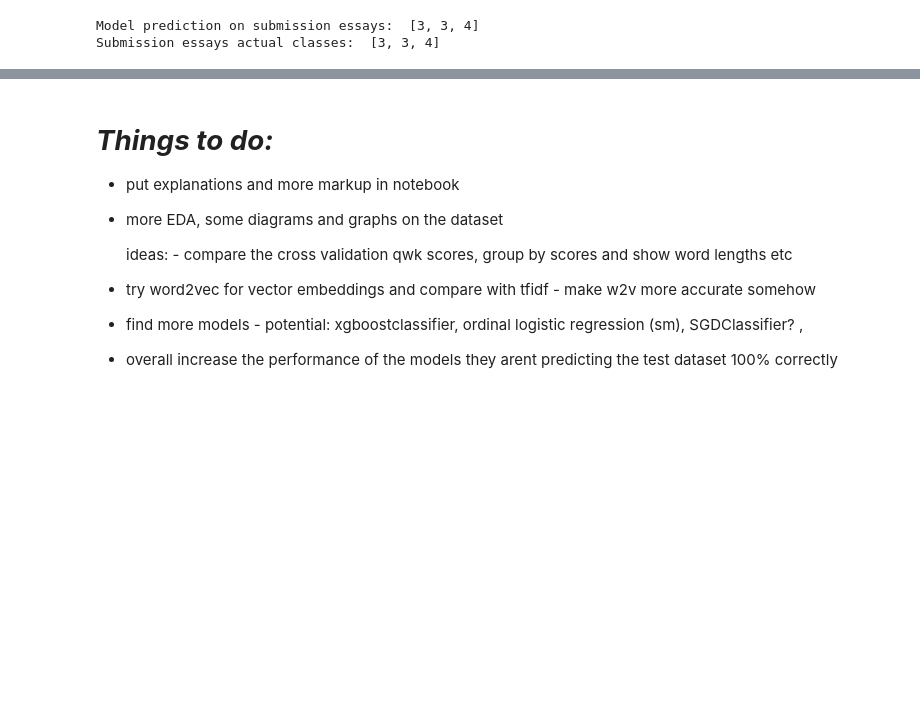
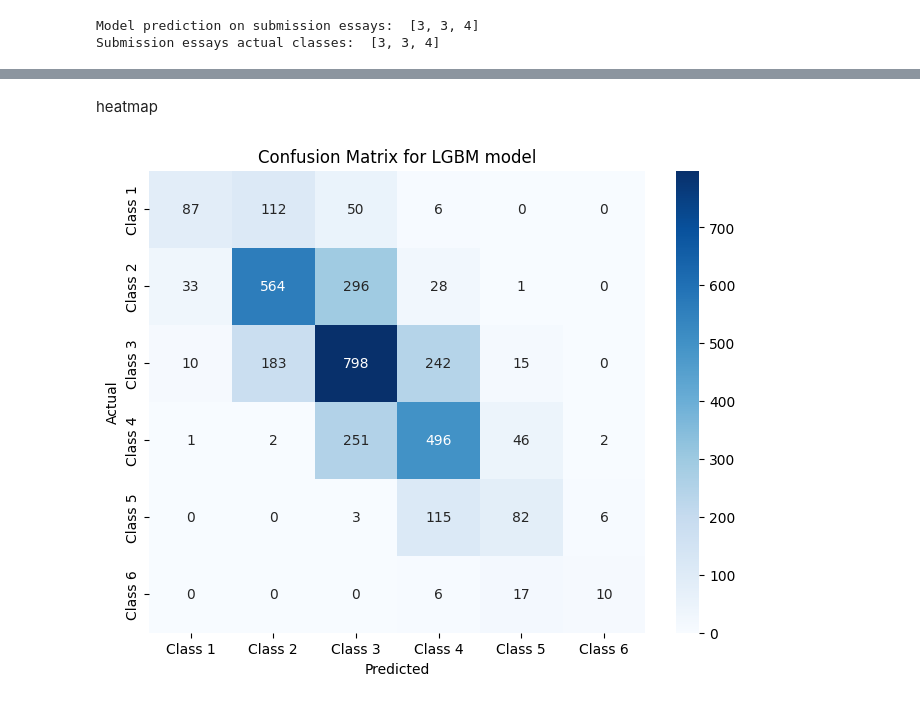
Before and after one commit to jojo-cornbread/COMP3608-project, a Jupyter notebook: aes-attempt.ipynb, the cells around one changed output, grey strips where cells are left out. Cells and saved outputs as stored; diff of their text form; code cells hidden in the pictures; blank space fills up the shorter version.

Commit message:
Kaggle Notebook | AES attempt | Version 19

```diff
--- a/aes-attempt.ipynb
+++ b/aes-attempt.ipynb
@@ -242 +356,15 @@ logreg_clf = LogisticRegression(multi_class='multinomial', solver='lbfgs', max_i
+# %%
+tfidf_preprocessor = ColumnTransformer(
+    transformers=[
+        ('text', tfidf_vectorizer, 'full_text'),
+        ('word_count', StandardScaler(), ['word_count']),
+        ('length', StandardScaler(), ['length']),
+        ('flesch_score', StandardScaler(), ['flesch_score']),
+        ('fleschkincaid_score', StandardScaler(), ['fleschkincaid_score']),
+        ('gunningfog_score', StandardScaler(), ['gunningfog_score']),
+        ('smog_score', StandardScaler(), ['smog_score']),
+        ('dalechall_score', StandardScaler(), ['dalechall_score'])
+    ],
+    remainder='passthrough'
+)
 # %% [markdown]
@@ -285,19 +380,7 @@ fit and make a prediction
 # %%
-X = df_train[['full_text', 'word_count', 'length']]
-# X = df_train['full_text']
+X = df_train[['full_text', 'word_count', 'length', 'flesch_score' , 'fleschkincaid_score', 'gunningfog_score', 'smog_score', 'dalechall_score']]
 y = df_train['score']
-sub_X = df_test[['full_text', 'word_count', 'length']]
+sub_X = df_test[['full_text', 'word_count', 'length', 'flesch_score' , 'fleschkincaid_score', 'gunningfog_score', 'smog_score', 'dalechall_score']]
 sub_y = df_sub['score']
 
 X_train, X_test, y_train, y_test = train_test_split(X, y, train_size = 0.8)
-
-X2 = df_train[['word_count', 'length', 'text_vector']]
-sub_X2 = df_test[['word_count', 'length', 'text_vector']]
-
-# X2 = np.array(df_train['text_vector'].tolist())
-# sub_X2 = np.array(df_test['text_vector'].tolist())
-
-X_train2, X_test2, y_train2, y_test2 = train_test_split(X2, y, train_size = 0.8)
-
-
-# trained_logreg_pipeline, logreg_y_pred = train_and_evaluate_pipeline(logreg_pipeline, X_train, y_train, X_test, y_test)
@@ -609,14 +682,15 @@ plt.show()
-# %% [markdown]
-# ***Things to do:***
-
-- put explanations and more markup in notebook
-
-- more EDA, some diagrams and graphs on the dataset
-
-    ideas: - compare the cross validation qwk scores, group by scores and show word lengths etc
-
-- try word2vec for vector embeddings and compare with tfidf - make w2v more accurate somehow
-
-- find more models - potential: xgboostclassifier, ordinal logistic regression (sm), SGDClassifier? ,
-
-- overall increase the performance of the models they arent predicting the test dataset 100% correctly
+# %% [markdown]
+heatmap
+# %%
+cm = confusion_matrix(y_test,lgbm_y_pred)
+# Plot confusion matrix
+plt.figure(figsize=(8, 6))
+sns.heatmap(cm, annot=True, fmt="d", cmap="Blues",
+            xticklabels=[f"Class {i}" for i in range(1,7)],
+            yticklabels=[f"Class {i}" for i in range(1,7)])
+plt.xlabel("Predicted")
+plt.ylabel("Actual")
+plt.title("Confusion Matrix for LGBM model")
+plt.show()
+# %% [output]
+[figure, added]
```
Also changed, not shown: parts of 65 cells of this notebook.
